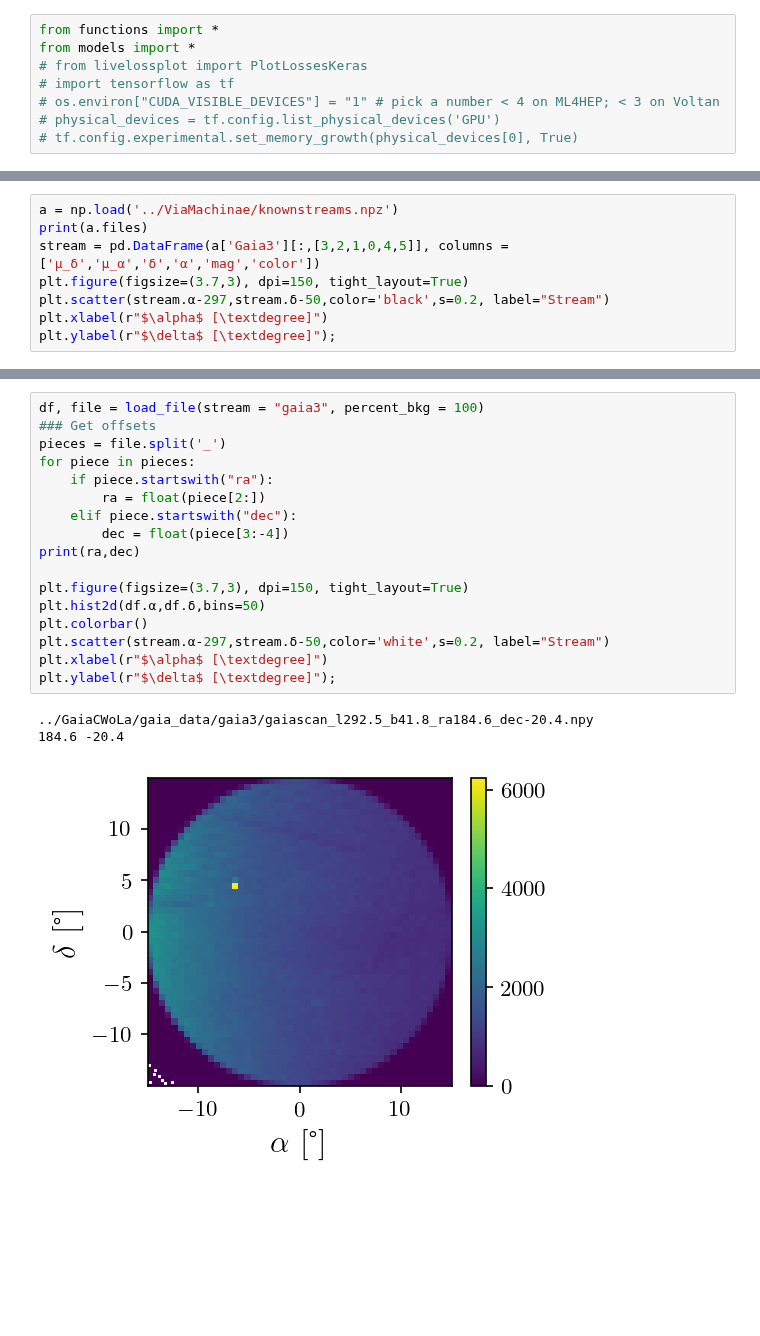
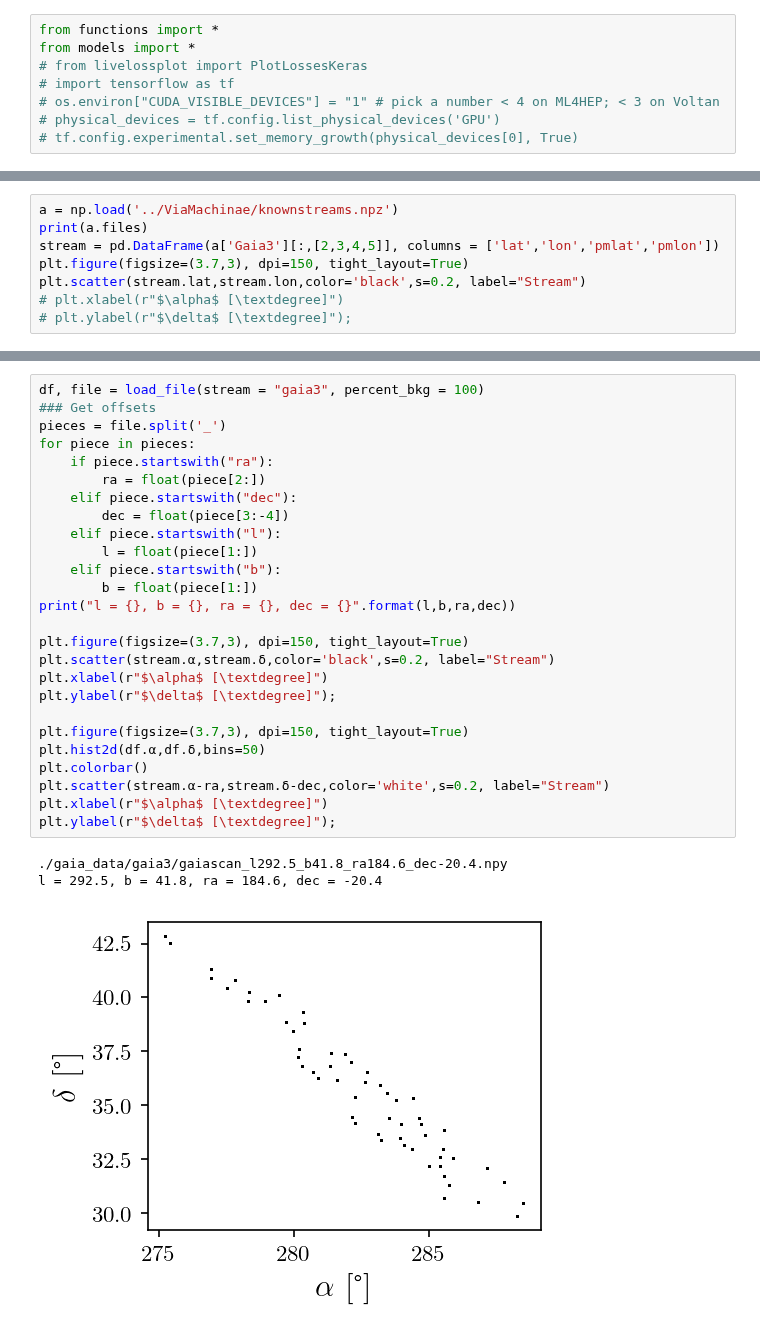
Before and after one commit to hep-lbdl/GaiaCWoLa, a Jupyter notebook: other_streams.ipynb, the cells around one changed output, grey strips where cells are left out. Saved outputs shown, nothing was run; the diff lists cells and outputs as text; blank space fills up the shorter version.

```diff
--- a/other_streams.ipynb
+++ b/other_streams.ipynb
@@ -9,10 +38,10 @@ from models import *
 # %%
 a = np.load('../ViaMachinae/knownstreams.npz')
 print(a.files)
-stream = pd.DataFrame(a['Gaia3'][:,[3,2,1,0,4,5]], columns = ['μ_δ','μ_α','δ','α','mag','color'])
+stream = pd.DataFrame(a['Gaia3'][:,[2,3,4,5]], columns = ['lat','lon','pmlat','pmlon'])
 plt.figure(figsize=(3.7,3), dpi=150, tight_layout=True)
-plt.scatter(stream.α-297,stream.δ-50,color='black',s=0.2, label="Stream")
-plt.xlabel(r"$\alpha$ [\textdegree]")
-plt.ylabel(r"$\delta$ [\textdegree]");
+plt.scatter(stream.lat,stream.lon,color='black',s=0.2, label="Stream")
+# plt.xlabel(r"$\alpha$ [\textdegree]")
+# plt.ylabel(r"$\delta$ [\textdegree]");
 # %% [output]
 ['Gjoll', 'Fjorm', 'Leiptr', 'Svol', 'Fimbulthul', 'Ylgr', 'Sylgr', 'Slidr', 'GD1', 'Gaia1', 'Gaia2', 'Gaia3', 'Gaia4', 'Gaia5', 'Jhelum', 'Indus', 'Phlegethon', 'Ophiuchus']
@@ -20,21 +50,30 @@ plt.ylabel(r"$\delta$ [\textdegree]");
 # %%
 df, file = load_file(stream = "gaia3", percent_bkg = 100)
 ### Get offsets
 pieces = file.split('_')
 for piece in pieces:
     if piece.startswith("ra"):
         ra = float(piece[2:])
     elif piece.startswith("dec"):
         dec = float(piece[3:-4])
-print(ra,dec)
+    elif piece.startswith("l"):
+        l = float(piece[1:])
+    elif piece.startswith("b"):
+        b = float(piece[1:])
+print("l = {}, b = {}, ra = {}, dec = {}".format(l,b,ra,dec))
+
+plt.figure(figsize=(3.7,3), dpi=150, tight_layout=True)
+plt.scatter(stream.α,stream.δ,color='black',s=0.2, label="Stream")
+plt.xlabel(r"$\alpha$ [\textdegree]")
+plt.ylabel(r"$\delta$ [\textdegree]");
 
 plt.figure(figsize=(3.7,3), dpi=150, tight_layout=True)
 plt.hist2d(df.α,df.δ,bins=50)
 plt.colorbar()
-plt.scatter(stream.α-297,stream.δ-50,color='white',s=0.2, label="Stream")
+plt.scatter(stream.α-ra,stream.δ-dec,color='white',s=0.2, label="Stream")
 plt.xlabel(r"$\alpha$ [\textdegree]")
 plt.ylabel(r"$\delta$ [\textdegree]");
 # %% [output]
-../GaiaCWoLa/gaia_data/gaia3/gaiascan_l292.5_b41.8_ra184.6_dec-20.4.npy
-184.6 -20.4
+./gaia_data/gaia3/gaiascan_l292.5_b41.8_ra184.6_dec-20.4.npy
+l = 292.5, b = 41.8, ra = 184.6, dec = -20.4
-[figure, old version]
+[figure, new version]
```
Also changed, not shown: parts of 4 cells of this notebook, 3 other files.
